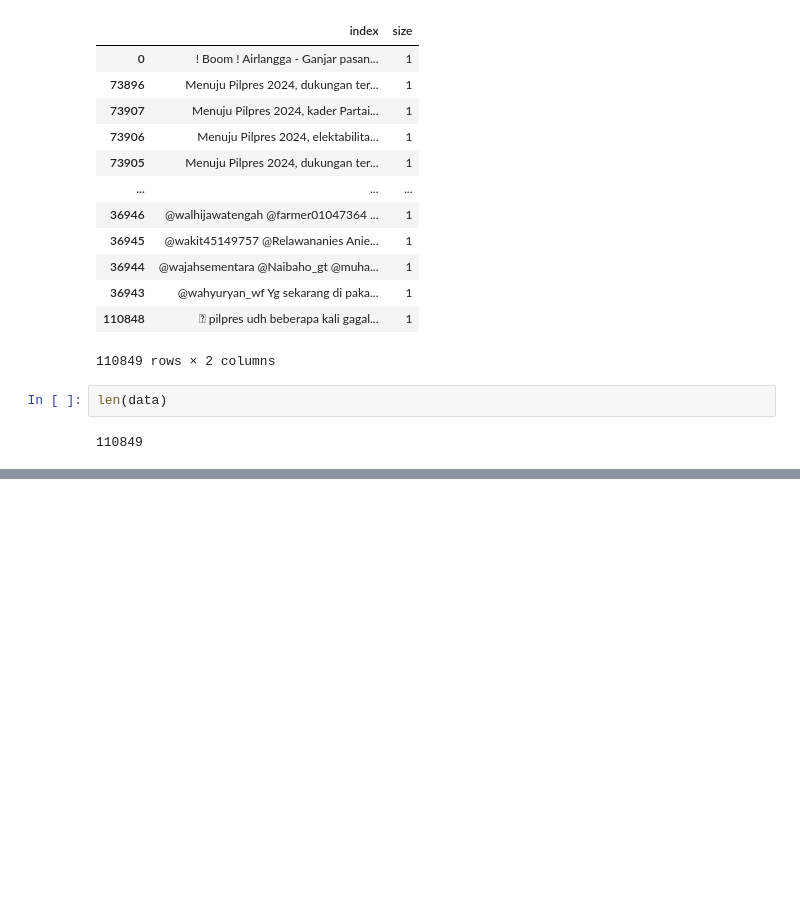
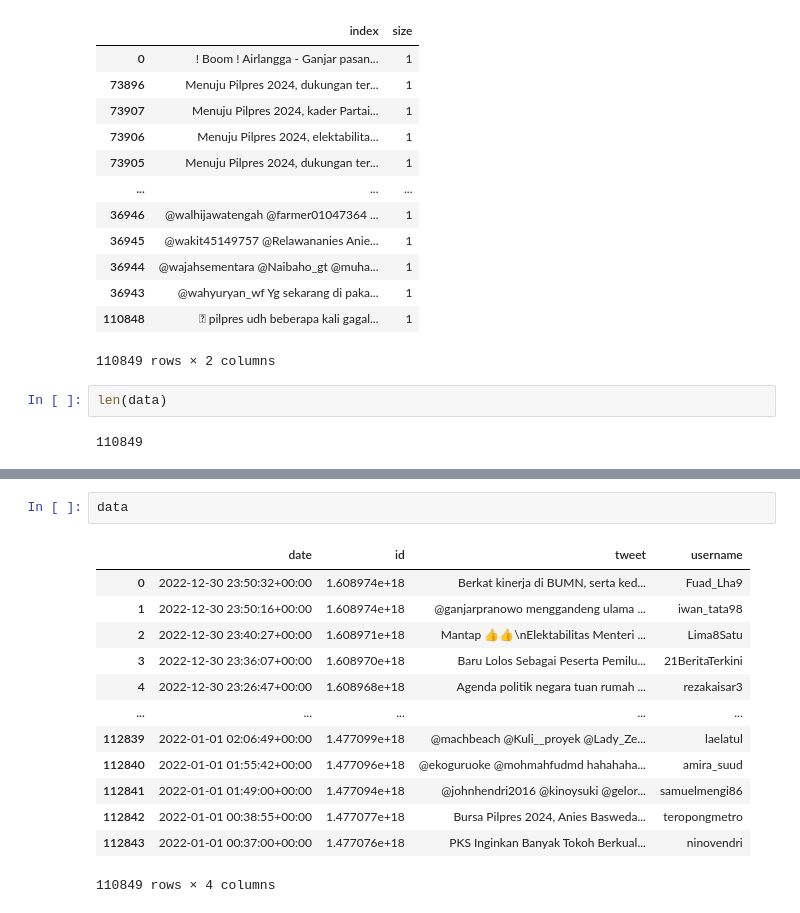
Before and after one commit to fahdmuchammad/Sentiment, a Jupyter notebook: skripsi.ipynb, the cells around one changed output, grey strips where cells are left out. Cells and saved outputs as stored; diff of their text form; blank space fills up the shorter version.

```diff
--- a/skripsi.ipynb
+++ b/skripsi.ipynb
@@ -132,0 +163,16 @@ len(data)
+# %%
+data
+# %% [output]
+|  | date | id | tweet | username |
+| 0 | 2022-12-30 23:50:32+00:00 | 1.608974e+18 | Berkat kinerja di BUMN, serta ked... | Fuad_Lha9 |
+| 1 | 2022-12-30 23:50:16+00:00 | 1.608974e+18 | @ganjarpranowo menggandeng ulama ... | iwan_tata98 |
+| 2 | 2022-12-30 23:40:27+00:00 | 1.608971e+18 | Mantap 👍👍\nElektabilitas Menteri ... | Lima8Satu |
+| 3 | 2022-12-30 23:36:07+00:00 | 1.608970e+18 | Baru Lolos Sebagai Peserta Pemilu... | 21BeritaTerkini |
+| 4 | 2022-12-30 23:26:47+00:00 | 1.608968e+18 | Agenda politik negara tuan rumah ... | rezakaisar3 |
+| ... | ... | ... | ... | ... |
+| 112839 | 2022-01-01 02:06:49+00:00 | 1.477099e+18 | @machbeach @Kuli__proyek @Lady_Ze... | laelatul |
+| 112840 | 2022-01-01 01:55:42+00:00 | 1.477096e+18 | @ekoguruoke @mohmahfudmd hahahaha... | amira_suud |
+| 112841 | 2022-01-01 01:49:00+00:00 | 1.477094e+18 | @johnhendri2016 @kinoysuki @gelor... | samuelmengi86 |
+| 112842 | 2022-01-01 00:38:55+00:00 | 1.477077e+18 | Bursa Pilpres 2024, Anies Basweda... | teropongmetro |
+| 112843 | 2022-01-01 00:37:00+00:00 | 1.477076e+18 | PKS Inginkan Banyak Tokoh Berkual... | ninovendri |
+110849 rows × 4 columns
```
Also changed, not shown: parts of 11 cells of this notebook, 4 other files.
